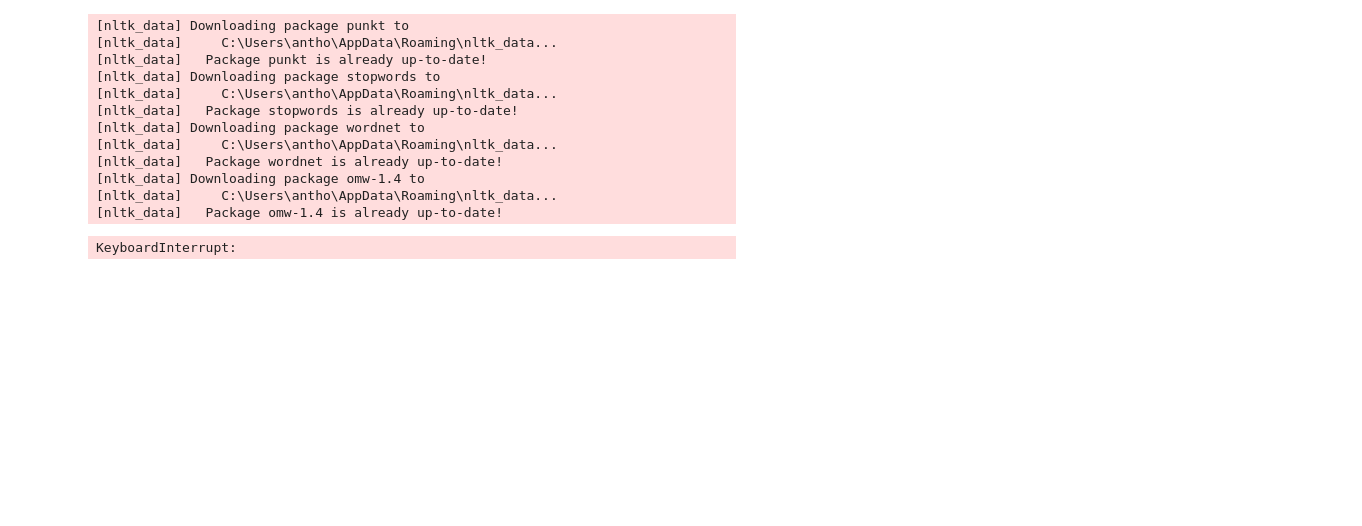
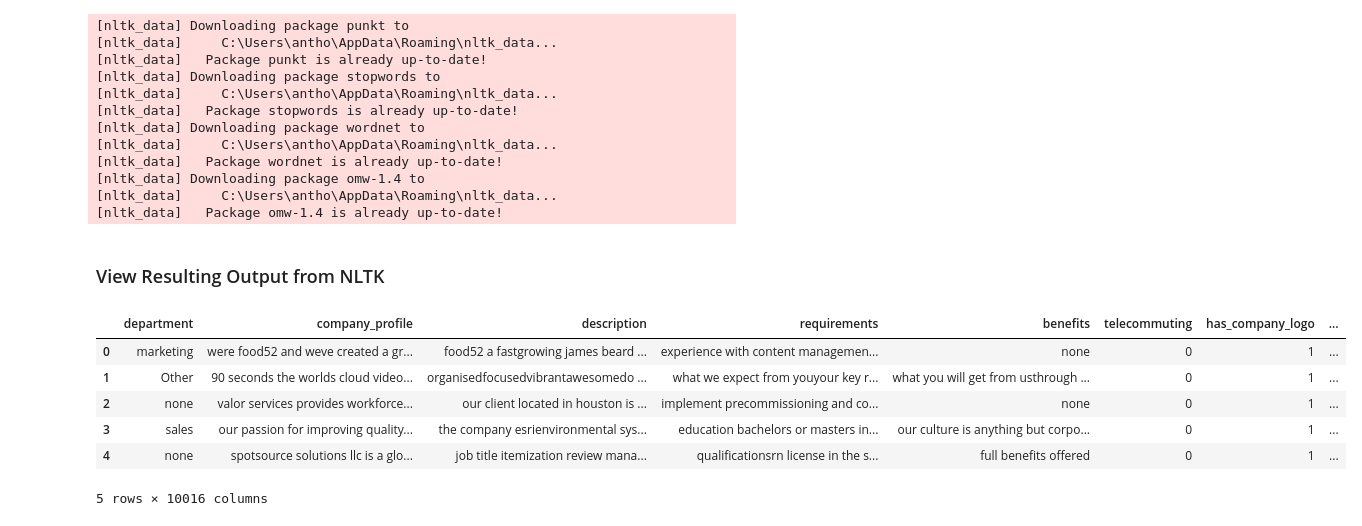
Before and after one commit to Ikyupark/Capstone-project, a Jupyter notebook: Capstone_ETL.ipynb, the cells around one changed output. Drawn from its saved outputs; the diff is of its cells as text; code cells hidden in the pictures; blank space fills up the shorter version.

Commit message:
added ML section
added section for ML code and created machine learning specific dataframe

```diff
--- a/Capstone_ETL.ipynb
+++ b/Capstone_ETL.ipynb
@@ -509,7 +505,5 @@ cleaning_df = dataset_df
   #cleaning_df[f'{col}_vectorized'] = tfidf_vectorizer.fit_transform(cleaning_df[col].values)
 cleaning_df['text'] = cleaning_df['company_profile'] + cleaning_df['description'] + cleaning_df['requirements'] + cleaning_df['benefits']
 vectrozied_data = tfidf_vectorizer.fit_transform(cleaning_df['text'])
-df1 = pd.DataFrame(vectrozied_data.toarray(), columns=tfidf_vectorizer.get_feature_names_out())
-res = pd.concat([cleaning_df, df1], axis=1)
+vectrozied_data_df = pd.DataFrame(vectrozied_data.toarray(), columns=tfidf_vectorizer.get_feature_names_out())
+cleaned_data_df = pd.concat([cleaning_df, vectrozied_data_df], axis=1)
-# %% [output]
-KeyboardInterrupt:
@@ -518,3 +510,15 @@ df1
+# %% [markdown]
+### View Resulting Output from NLTK
+# %%
+cleaned_data_df.head(5)
+# %% [output]
+|  | department | company_profile | description | requirements | benefits | telecommuting | has_company_logo | ... |
+| 0 | marketing | were food52 and weve created a gr... | food52 a fastgrowing james beard ... | experience with content managemen... | none | 0 | 1 | ... |
+| 1 | Other | 90 seconds the worlds cloud video... | organisedfocusedvibrantawesomedo ... | what we expect from youyour key r... | what you will get from usthrough ... | 0 | 1 | ... |
+| 2 | none | valor services provides workforce... | our client located in houston is ... | implement precommissioning and co... | none | 0 | 1 | ... |
+| 3 | sales | our passion for improving quality... | the company esrienvironmental sys... | education bachelors or masters in... | our culture is anything but corpo... | 0 | 1 | ... |
+| 4 | none | spotsource solutions llc is a glo... | job title itemization review mana... | qualificationsrn license in the s... | full benefits offered | 0 | 1 | ... |
+5 rows × 10016 columns
 # %%
 # get the first vector out (for the first document)
 first_vector_tfidfvectorizer=vectrozied_data[0]
```
Also changed, not shown: parts of 8 cells of this notebook.
